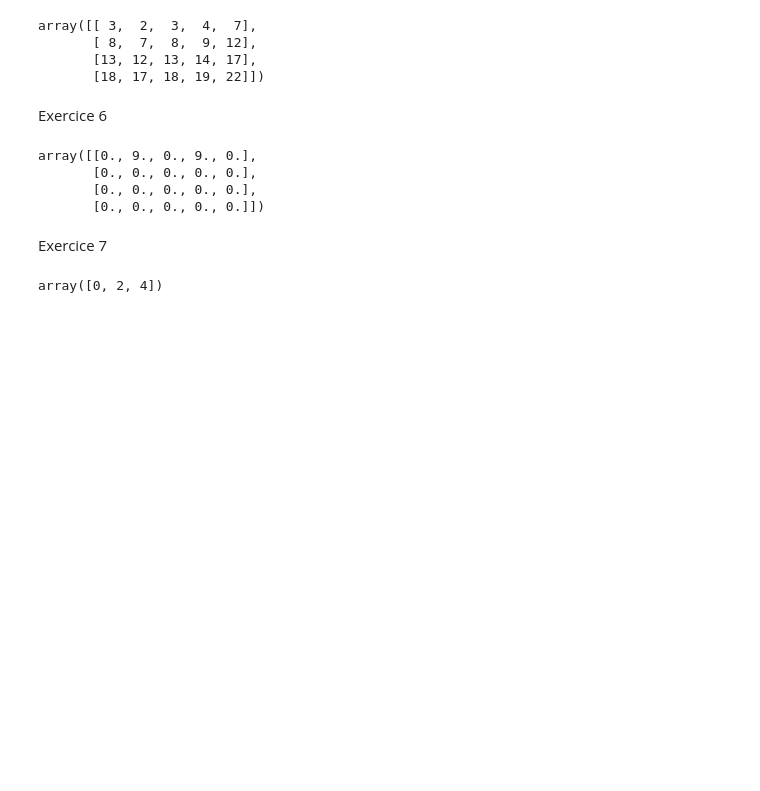
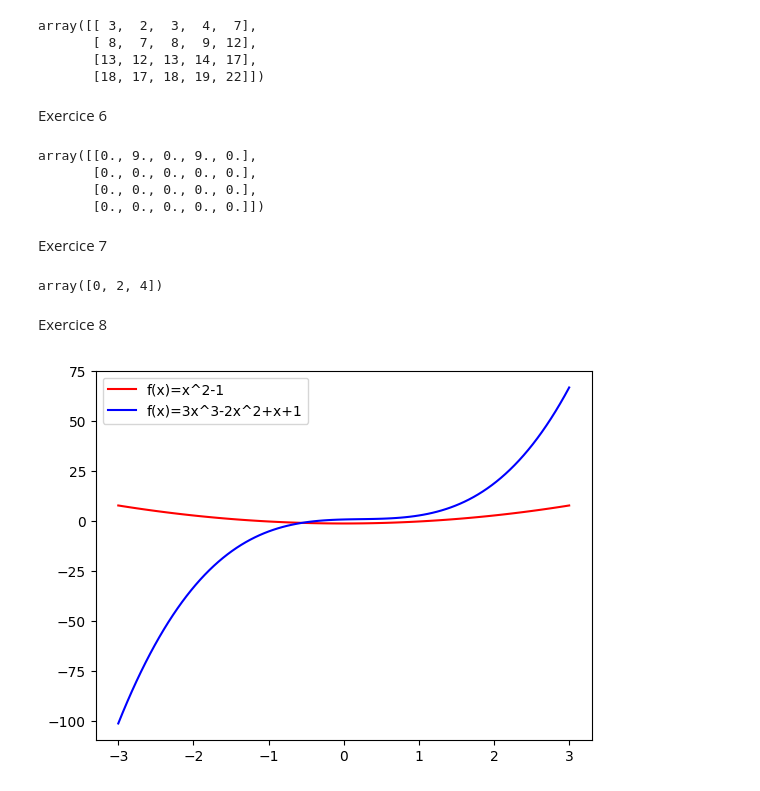
Before and after one commit to godluffy64/BIG_DATA_Projet2, a Jupyter notebook: tp6_numpy.ipynb, the cells around one changed output. Saved outputs shown, nothing was run; the diff lists cells and outputs as text; code cells hidden in the pictures; blank space fills up the shorter version.

```diff
--- a/tp6_numpy.ipynb
+++ b/tp6_numpy.ipynb
@@ -97,3 +96,21 @@ m = np.array([[0,1,0,1,0,0,0,0,0,1]])
 np.sort(d[np.squeeze(m) == 1])
 # %% [output]
 array([0, 2, 4])
+# %% [markdown]
+Exercice 8
+# %%
+import matplotlib.pyplot as plt
+
+def f(x):
+    return x**2 - 1
+
+def g(x):
+    return 3*x**3 - 2*x**2 + x + 1
+
+x = np.linspace(-3, 3, 100)
+plt.plot(x, f(x), 'r', label='f(x)=x^2-1')
+plt.plot(x, g(x), 'b', label='f(x)=3x^3-2x^2+x+1')
+plt.legend()
+plt.show()
+# %% [output]
+[figure, added]
```
Also changed, not shown: parts of 15 cells of this notebook.
